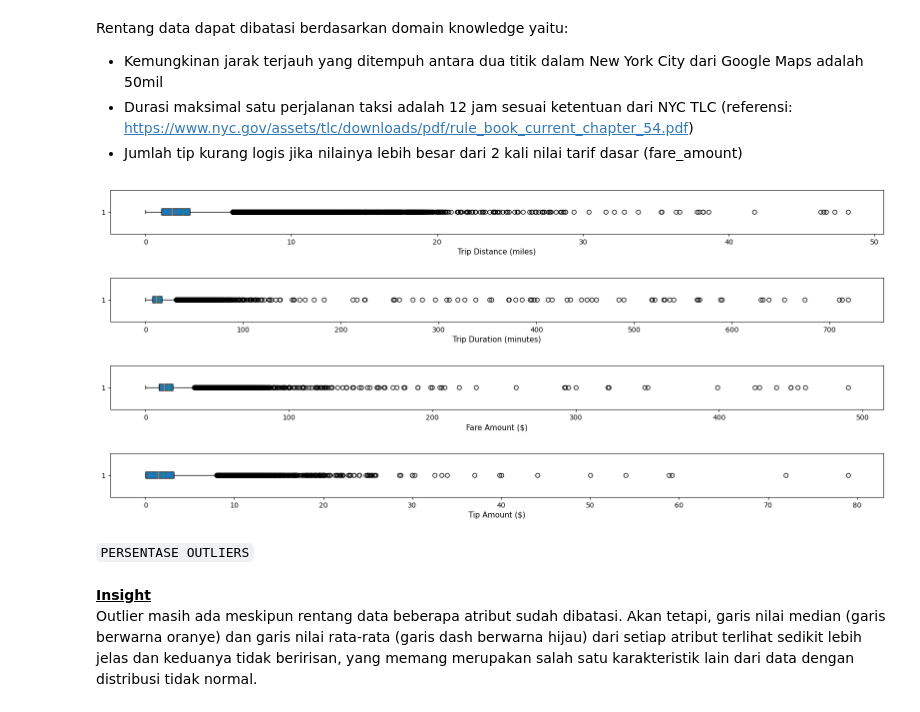
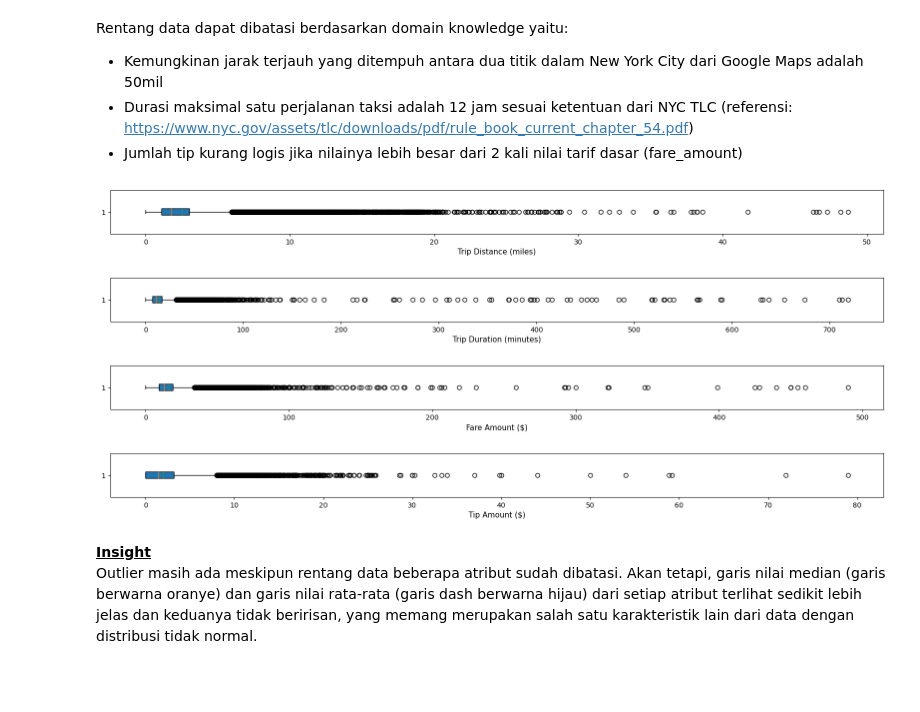
Before and after one commit to nheryanto/nyc-green-taxi, a Jupyter notebook: notebooks/1.0-data-preparation.ipynb, the cells around one changed output. Saved outputs shown, nothing was run; the diff lists cells and outputs as text; code cells hidden in the pictures; blank space fills up the shorter version.

```diff
--- a/notebooks/1.0-data-preparation.ipynb
+++ b/notebooks/1.0-data-preparation.ipynb
@@ -419,31 +419,29 @@ Rentang data dapat dibatasi berdasarkan domain knowledge yaitu:
 * Durasi maksimal satu perjalanan taksi adalah 12 jam sesuai ketentuan dari NYC TLC (referensi: https://www.nyc.gov/assets/tlc/downloads/pdf/rule_book_current_chapter_54.pdf)
 * Jumlah tip kurang logis jika nilainya lebih besar dari 2 kali nilai tarif dasar (fare_amount)
 # %%
-# memfilter jarak tempuh <= 48.5 mil
-trip_distance = df[df.trip_distance <= 48.5].dropna().trip_distance
+# memfilter jarak tempuh <= 50 mil
+trip_distance = df[df.trip_distance <= 50].dropna().trip_distance
 # memfilter durasi perjalanan <= 12 jam
 trip_duration_minutes = df[df.trip_duration_seconds <= 12*3600].dropna().trip_duration_seconds.apply(lambda x: x/60)
 fare_amount = df.dropna().fare_amount.apply(abs)
 # memfilter jumlah tip <= 2 kali jumlah tarif perjalanan
 tip_amount = df[df.tip_amount <= 2*df.fare_amount].dropna().tip_amount.apply(abs)
 
 fig, axes = plt.subplots(4, 1, figsize=(20, 8))
 axes[0].boxplot(trip_distance, patch_artist=True, meanline=True, showmeans=True, vert=False)
 axes[1].boxplot(trip_duration_minutes, patch_artist=True, meanline=True, showmeans=True, vert=False)
 axes[2].boxplot(fare_amount, patch_artist=True, meanline=True, showmeans=True, vert=False)
 axes[3].boxplot(tip_amount, patch_artist=True, meanline=True, showmeans=True, vert=False)
 
 axes[0].set_xlabel("Trip Distance (miles)", fontsize=11)
 axes[1].set_xlabel("Trip Duration (minutes)", fontsize=11)
 axes[2].set_xlabel("Fare Amount ($)", fontsize=11)
 axes[3].set_xlabel("Tip Amount ($)", fontsize=11)
 
 plt.subplots_adjust(left=None, bottom=None, right=None, top=None, wspace=1.5, hspace=1)
 plt.show()
 # %% [output]
-[figure, old version]
+[figure, new version]
-# %% [markdown]
-`PERSENTASE OUTLIERS`
 # %% [markdown]
 <u>**Insight**</u>
 <br>Outlier masih ada meskipun rentang data beberapa atribut sudah dibatasi. Akan tetapi, garis nilai median (garis berwarna oranye) dan garis nilai rata-rata (garis dash berwarna hijau) dari setiap atribut terlihat sedikit lebih jelas dan keduanya tidak beririsan, yang memang merupakan salah satu karakteristik lain dari data dengan distribusi tidak normal.
```
Also changed, not shown: parts of 1 cell of this notebook, 5 other files.
